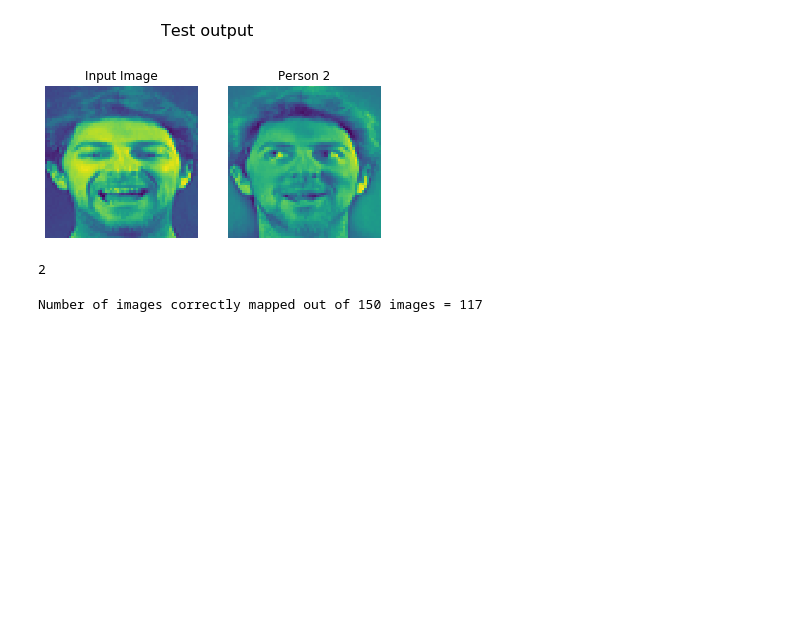
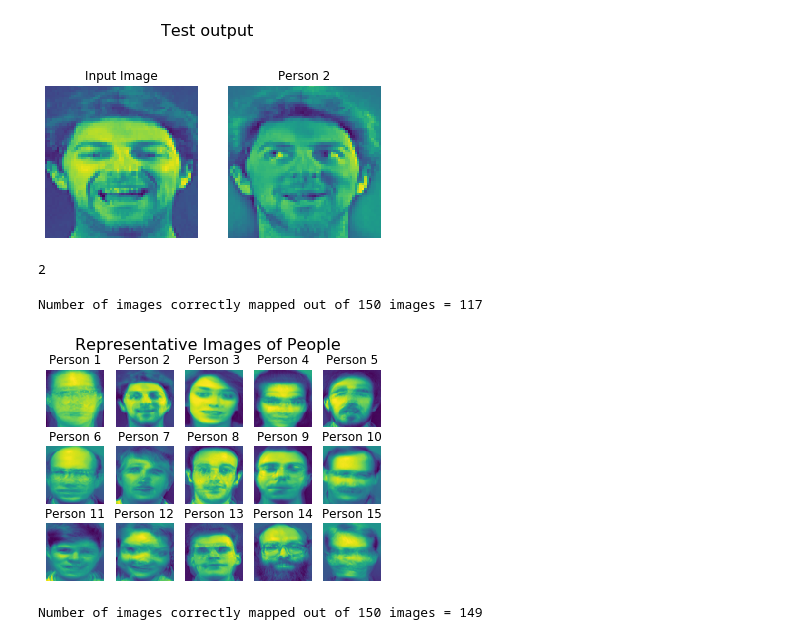
Before and after one commit to Kamesh-K/CH5019-Project, a Jupyter notebook: Question_1/Question_1_AllImages.ipynb, the cells around one changed output. Cells and saved outputs as stored; diff of their text form; code cells hidden in the pictures; blank space fills up the shorter version.

Commit message:
Adding with score 149/150

```diff
--- a/Question_1/Question_1_AllImages.ipynb
+++ b/Question_1/Question_1_AllImages.ipynb
@@ -138,3 +138,30 @@ Score = np.sum(Score)
 print("Number of images correctly mapped out of 150 images = {}".format(Score))
 # %% [output]
 Number of images correctly mapped out of 150 images = 117
+# %%
+RepresentativeImages = np.zeros((d1*d2,total_people))
+# Calculating the average face matrix and calculating the A matrix which is F - F_AVG
+Components = 1
+r = Components
+for people in range(total_people):
+    data = F[:,people*batch_size:(people+1)*batch_size]
+    u,s,vh = np.linalg.svd(data)
+    sigma_matrix = s[:r]*np.identity(s[:r].shape[0])
+    u_selected=u[:, :r]
+    vh_selected=vh[:r, :]
+    rec = np.dot(u_selected, np.dot(sigma_matrix, vh_selected))
+    RepresentativeImages[:,people] = np.mean(rec,axis=1)
+# %%
+# Representative images of the people
+fig, ax = plt.subplots(nrows=3, ncols=5)
+fig.suptitle("Representative Images of People",fontsize = 16)
+axn = ax.flatten()
+PeopleID = 0
+for axes in axn:
+    axes.imshow(np.reshape(RepresentativeImages[:,PeopleID],(d1,d2)))
+    PeopleID += 1
+    axes.axis('off')
+    axes.title.set_text("Person "+str(PeopleID))
+plt.show()
+# %% [output]
+[figure, added]
@@ -140,0 +191,17 @@ Number of images correctly mapped out of 150 images = 117
+# %%
+Predictions = []
+for people in range(total_people):
+    os.chdir(data_wd+str(people+1))
+    for batch in range(batch_size):
+        Predictions.append(test_FaceReg_2(str(batch+1)))
+os.chdir(data_wd)
+Predictions = np.asarray(Predictions)
+Result = np.zeros((total_people, batch_size))
+for people in range(total_people):
+    Result[people,:] = people + 1
+Result = np.reshape(Result,(total_images))
+Score = np.equal(Predictions,Result)
+Score = np.sum(Score)
+print("Number of images correctly mapped out of 150 images = {}".format(Score))
+# %% [output]
+Number of images correctly mapped out of 150 images = 149
```
Also changed, not shown: parts of 1 cell of this notebook.
